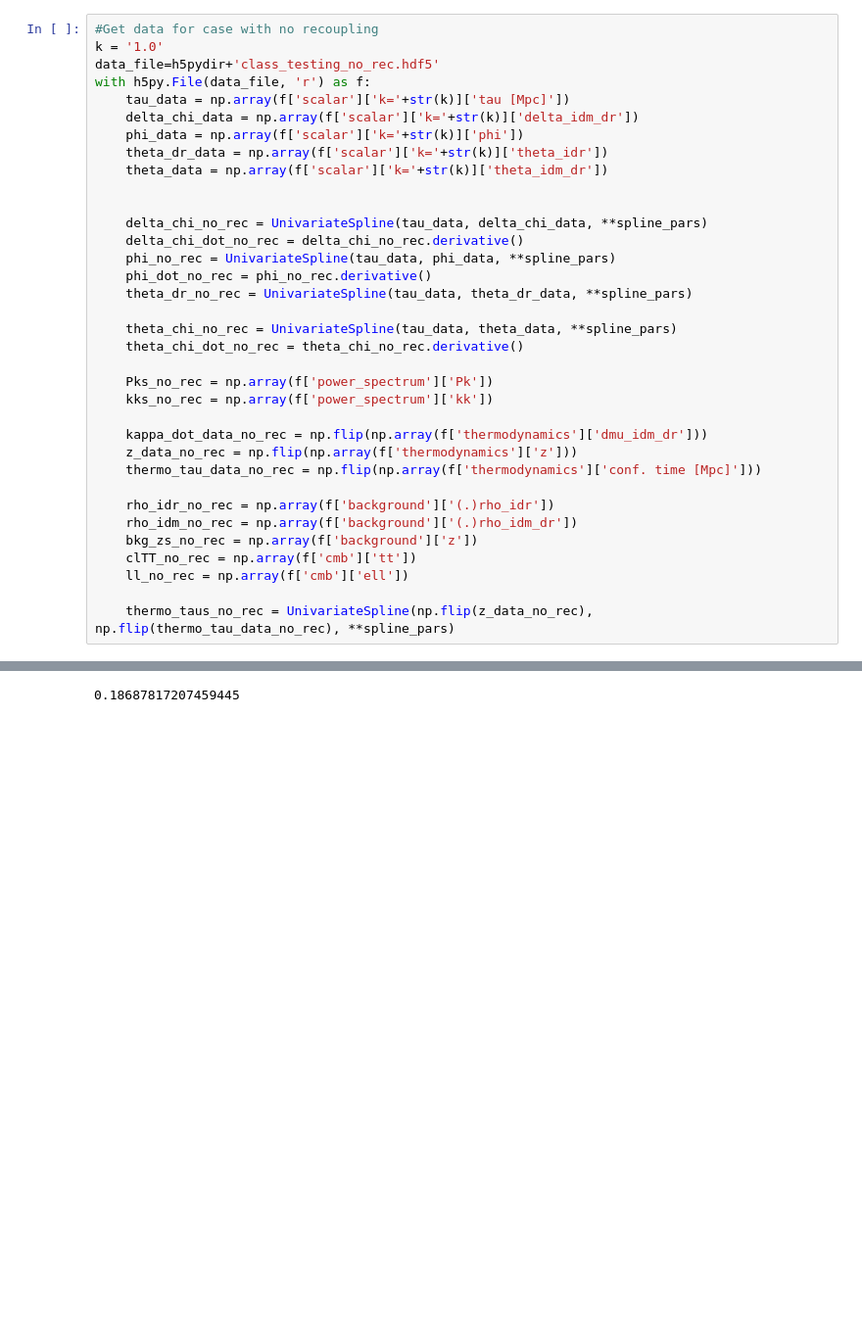
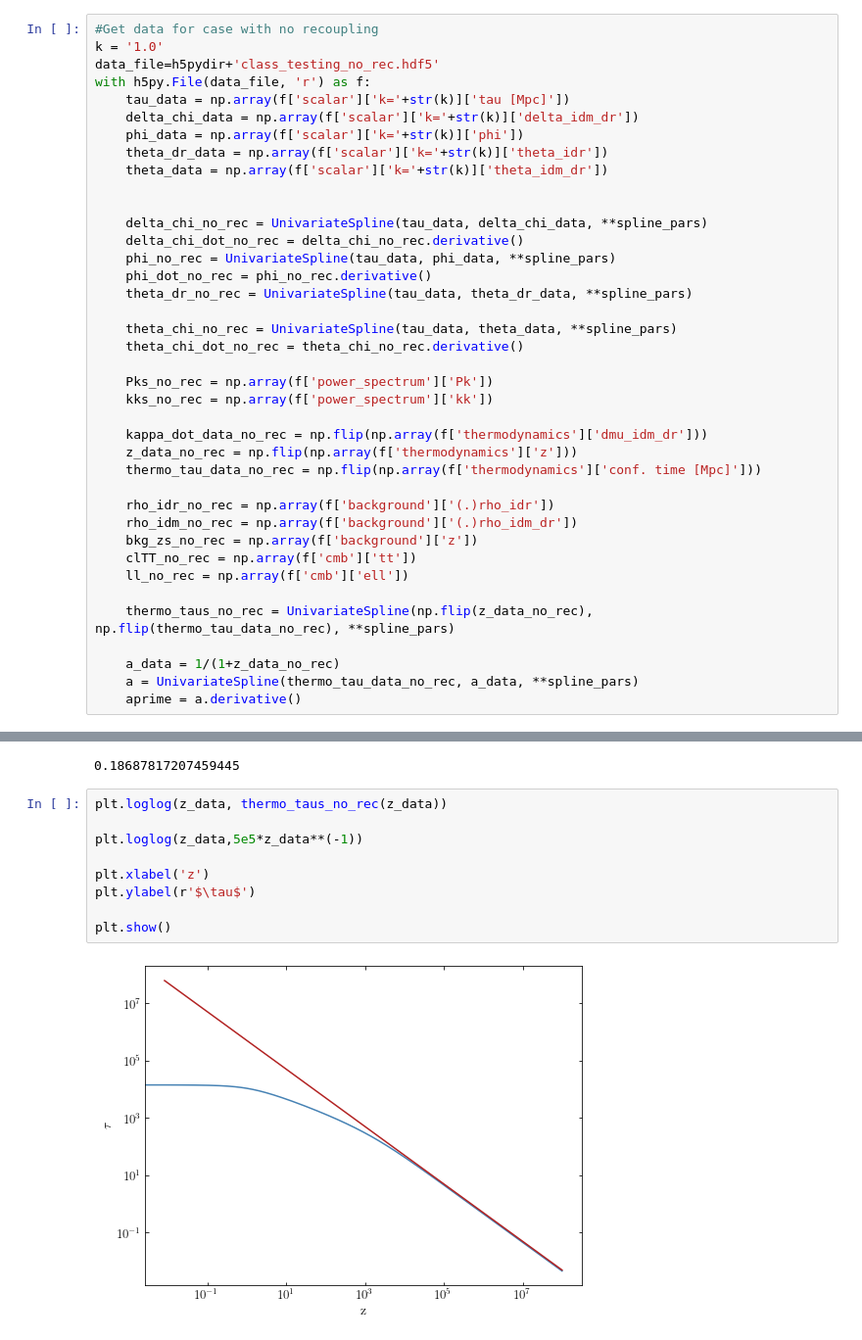
Before and after one commit to NolanSmyth/class_recoupling, a Jupyter notebook: recoupling_constraints_delta.ipynb, the cells around one changed output, grey strips where cells are left out. Shown at 98% size. Saved outputs shown, nothing was run; the diff lists cells and outputs as text; blank space fills up the shorter version.

```diff
--- a/recoupling_constraints_delta.ipynb
+++ b/recoupling_constraints_delta.ipynb
@@ -71,4 +77,8 @@ with h5py.File(data_file, 'r') as f:
     ll_no_rec = np.array(f['cmb']['ell'])
 
     thermo_taus_no_rec = UnivariateSpline(np.flip(z_data_no_rec), np.flip(thermo_tau_data_no_rec), **spline_pars)
+
+    a_data = 1/(1+z_data_no_rec)
+    a = UnivariateSpline(thermo_tau_data_no_rec, a_data, **spline_pars)
+    aprime = a.derivative()
 # %%
@@ -458,3 +464,14 @@ z_crit = 10**(4.8)/(2.73)
 1e-2/(aprime(thermo_taus(z_crit))/a(thermo_taus(z_crit)))
 # %% [output]
 0.18687817207459445
+# %%
+plt.loglog(z_data, thermo_taus_no_rec(z_data))
+
+plt.loglog(z_data,5e5*z_data**(-1))
+
+plt.xlabel('z')
+plt.ylabel(r'$\tau$')
+
+plt.show()
+# %% [output]
+[figure, added]
```
Also changed, not shown: parts of 39 cells of this notebook, 21 other files.
